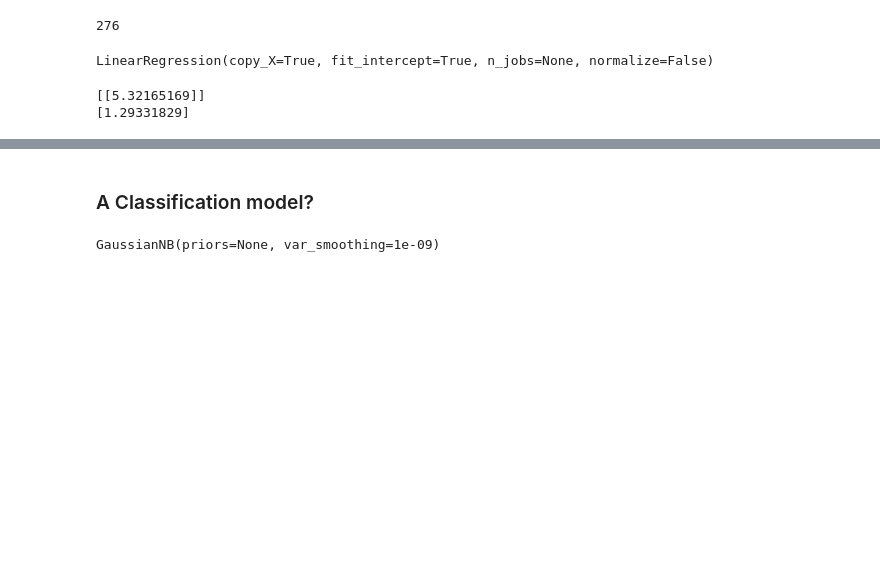
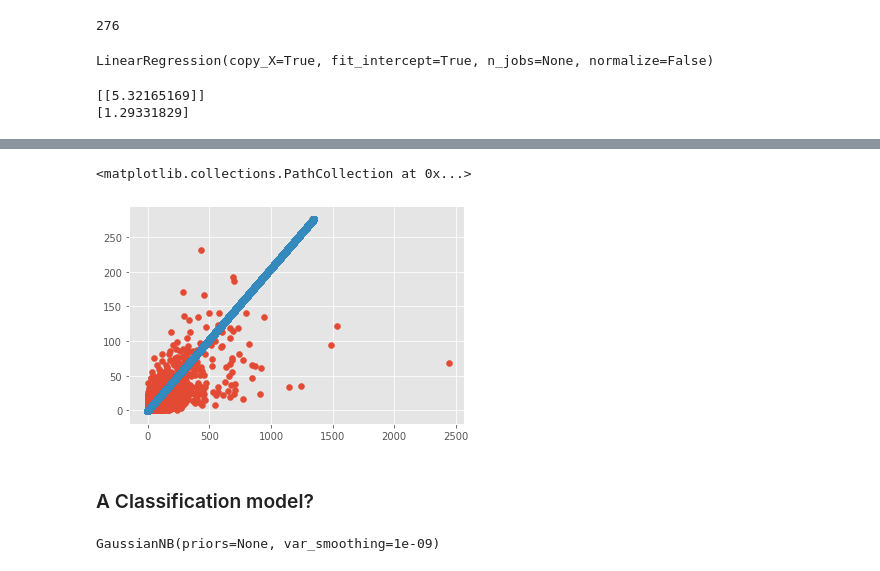
Before and after one commit to markgallo/SocialNetWorkAnalysis, a Jupyter notebook: Thesis.ipynb, the cells around one changed output, grey strips where cells are left out. Saved outputs shown, nothing was run; the diff lists cells and outputs as text; code cells hidden in the pictures; blank space fills up the shorter version.

```diff
--- a/Thesis.ipynb
+++ b/Thesis.ipynb
@@ -733,3 +809,22 @@ Xtrain, Xtest, ytrain, ytest = train_test_split(X, y,random_state=1)
+# %%
+Xmsnbc = msnbc['replycount'].values
+ymsnbc = msnbc['likecount'].values
+
+Xmsnbc = Xmsnbc.reshape(-1,1)
+ymsnbc = ymsnbc.reshape(-1,1)
+# %%
+xfit = np.linspace(-1,276, num = 205773 )
+Xfit = xfit[:,np.newaxis]
+model.fit(Xmsnbc,ymsnbc)
+yfit=model.predict(Xfit)
+# %%
+plt.scatter(ymsnbc,Xmsnbc)
+plt.scatter(yfit,Xfit)
+
+#rough slope, 2 replies/10 likes (0.2) ie: one can expect a commet with one reply to have 5 likes
+# %% [output]
+<matplotlib.collections.PathCollection at 0x...>
+[figure, added]
 # %% [markdown]
 ### A Classification model?
 # %%
```
Also changed, not shown: parts of 14 cells of this notebook.
